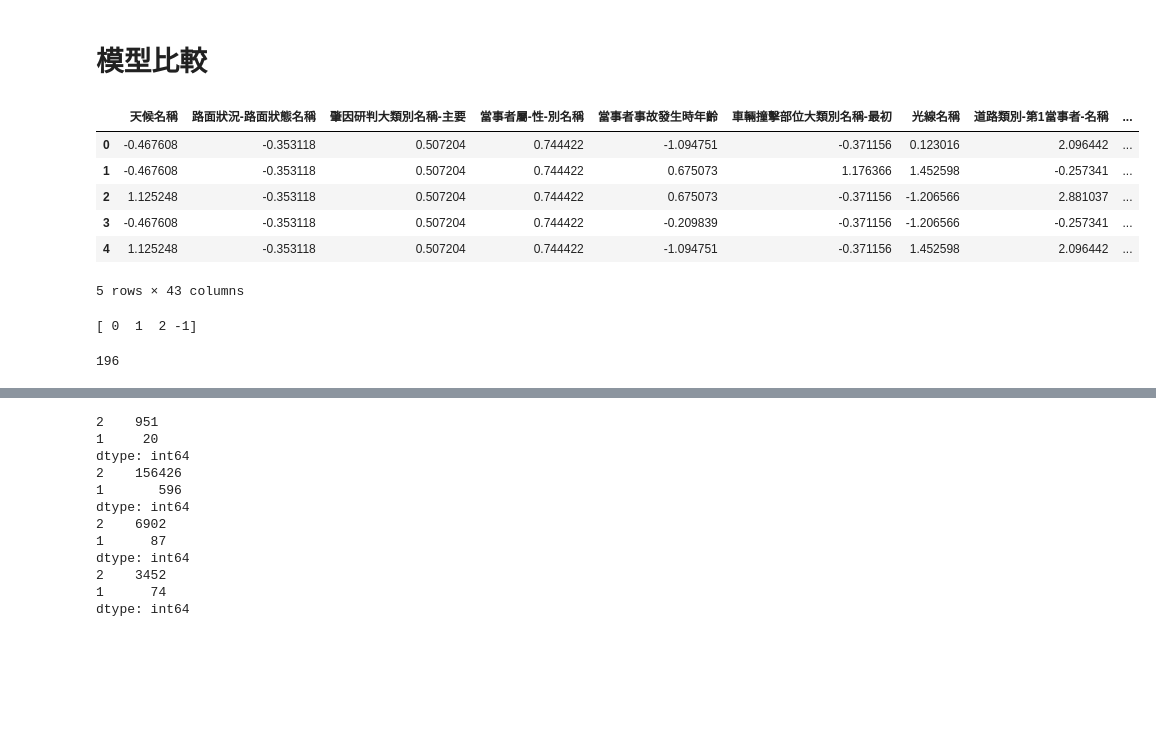
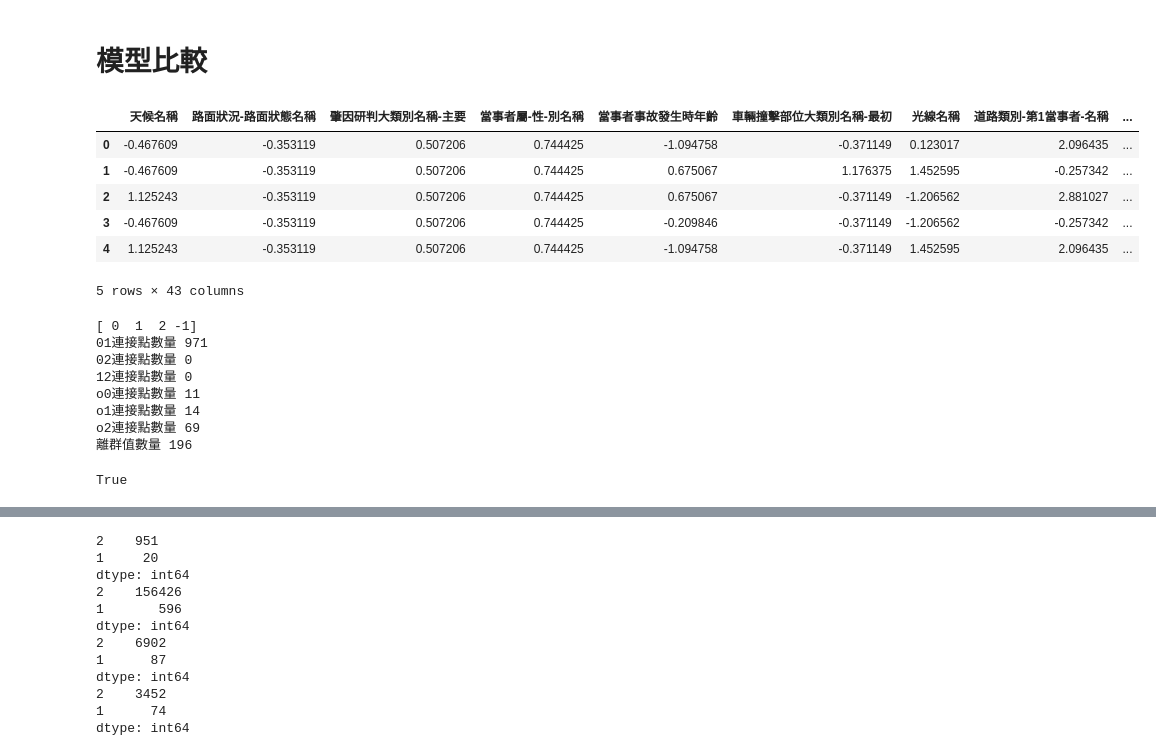
Before and after one commit to kennywang112/TrafficTDApython, a Jupyter notebook: 道路V2.ipynb, the cells around one changed output, grey strips where cells are left out. Saved outputs shown, nothing was run; the diff lists cells and outputs as text; code cells hidden in the pictures; blank space fills up the shorter version.

```diff
--- a/道路V2.ipynb
+++ b/道路V2.ipynb
@@ -46,19 +45,13 @@ def preprocess(input_data, select_lst):
 
     return dist_df, sample_data
 
-# List of columns to select
 select_lst = [
-    '光線名稱',
-    '道路類別-第1當事者-名稱',
-    '速限-第1當事者', #'道路障礙-視距品質名稱', # 和速限共線
-    '道路型態大類別名稱', '事故位置大類別名稱',
-    # '路面狀況-路面鋪裝名稱', '路面狀況-路面缺陷名稱', '道路障礙-障礙物名稱', # 分類幾乎都是無缺陷
-    '號誌-號誌種類名稱',
+    '光線名稱', '道路類別-第1當事者-名稱', '速限-第1當事者',
+    '道路型態大類別名稱', '事故位置大類別名稱',  '號誌-號誌種類名稱',
     '車道劃分設施-分向設施大類別名稱', '車道劃分設施-分道設施-快車道或一般車道間名稱',
     '車道劃分設施-分道設施-快慢車道間名稱', '車道劃分設施-分道設施-路面邊線名稱',
     '事故類型及型態大類別名稱',
-    '死亡受傷人數',
-    '經度', '緯度',
+    '死亡受傷人數', '經度', '緯度',
 ]
 
 dist_dfA1 = preprocess(dataA1, select_lst)
@@ -135,6 +123,7 @@ with open('CalculatedData/道路V2.pkl', 'wb') as f:
 # %%
 def preprocess(input_data, select_lst):
     sample_data = input_data[input_data['當事者順位'] == 1].reset_index(drop=True, inplace=False)
+    sample_data = sample_data[sample_data['發生月份'] < 7]
     dataA = sample_data[select_lst]
 
     death_injury_data = split_death_injury(dataA['死亡受傷人數'])
@@ -161,38 +150,38 @@ select_lst = [
     '死亡受傷人數',
     '經度', '緯度',
     '道路型態子類別名稱', '事故位置子類別名稱', '車道劃分設施-分向設施子類別名稱', '事故類型及型態子類別名稱',
     '當事者行動狀態子類別名稱', '車輛撞擊部位子類別名稱-最初', '車輛撞擊部位子類別名稱-其他', '肇因研判子類別名稱-個別',
 
     '當事者區分-類別-大類別名稱-車種', '當事者區分-類別-子類別名稱-車種',
     '保護裝備名稱', '行動電話或電腦或其他相類功能裝置名稱', '當事者行動狀態大類別名稱',
     '車輛撞擊部位大類別名稱-其他', '肇因研判大類別名稱-個別', '肇事逃逸類別名稱-是否肇逃',
     '路面狀況-路面鋪裝名稱', '路面狀況-路面缺陷名稱',
     '道路障礙-障礙物名稱', '道路障礙-視距品質名稱', '道路障礙-視距名稱','號誌-號誌動作名稱',
 ]
 
 dist_dfA1 = preprocess(dataA1, select_lst)
 dist_dfA2 = preprocess(dataA2, select_lst)
 
 rbind_data = pd.concat([dist_dfA1[0], dist_dfA2[0]], axis=0, ignore_index=True)
 
 rbind_data.loc[rbind_data['受傷'] > 1, '受傷'] = 2
 rbind_data['速限-第1當事者'] = rbind_data['速限-第1當事者'].apply(lambda x: 1 if x > 60 else 0)
 rbind_data = process_age(rbind_data)
 
 dist_df = process_data(rbind_data)
 scaler = StandardScaler()
 
 full_dist = pd.DataFrame(scaler.fit_transform(dist_df), columns = dist_df.columns)
 X1 = full_dist.drop(['受傷', '死亡'], axis=1).to_numpy()
 
 full_dist.head()
 # %% [output]
 |  | 天候名稱 | 路面狀況-路面狀態名稱 | 肇因研判大類別名稱-主要 | 當事者屬-性-別名稱 | 當事者事故發生時年齡 | 車輛撞擊部位大類別名稱-最初 | 光線名稱 | 道路類別-第1當事者-名稱 | ... |
-| 0 | -0.467608 | -0.353118 | 0.507204 | 0.744422 | -1.094751 | -0.371156 | 0.123016 | 2.096442 | ... |
-| 1 | -0.467608 | -0.353118 | 0.507204 | 0.744422 | 0.675073 | 1.176366 | 1.452598 | -0.257341 | ... |
-| 2 | 1.125248 | -0.353118 | 0.507204 | 0.744422 | 0.675073 | -0.371156 | -1.206566 | 2.881037 | ... |
-| 3 | -0.467608 | -0.353118 | 0.507204 | 0.744422 | -0.209839 | -0.371156 | -1.206566 | -0.257341 | ... |
-| 4 | 1.125248 | -0.353118 | 0.507204 | 0.744422 | -1.094751 | -0.371156 | 1.452598 | 2.096442 | ... |
+| 0 | -0.467609 | -0.353119 | 0.507206 | 0.744425 | -1.094758 | -0.371149 | 0.123017 | 2.096435 | ... |
+| 1 | -0.467609 | -0.353119 | 0.507206 | 0.744425 | 0.675067 | 1.176375 | 1.452595 | -0.257342 | ... |
+| 2 | 1.125243 | -0.353119 | 0.507206 | 0.744425 | 0.675067 | -0.371149 | -1.206562 | 2.881027 | ... |
+| 3 | -0.467609 | -0.353119 | 0.507206 | 0.744425 | -0.209846 | -0.371149 | -1.206562 | -0.257342 | ... |
+| 4 | 1.125243 | -0.353119 | 0.507206 | 0.744425 | -1.094758 | -0.371149 | 1.452595 | 2.096435 | ... |
 5 rows × 43 columns
 # %%
 with open('CalculatedData/道路V2.pkl', 'rb') as f:
@@ -307,7 +298,50 @@ count_out = get_count_dict(label_out)
 
 print(full_info['label'].unique())
 
-len(count_out)
+full_0 = rbind_data.loc[count_0.keys()]
+full_1 = rbind_data.loc[count_1.keys()]
+full_2 = rbind_data.loc[count_2.keys()]
+
+# 離群值不需要被處理
+full_out = rbind_data.loc[count_out.keys()]
+
+lst01 = list(count_0.keys() & count_1.keys())
+lst02 = list(count_0.keys() & count_2.keys())
+lst12 = list(count_1.keys() & count_2.keys())
+lsto0 = list(count_out.keys() & count_0.keys())
+lsto1 = list(count_out.keys() & count_1.keys())
+lsto2 = list(count_out.keys() & count_2.keys())
+
+# 將重複的key另外拉出進行分析，這裡drop是為了符合卡方的獨立性前提假設
+full_01 = full_0.loc[lst01]
+full_02 = full_0.loc[lst02]
+full_12 = full_1.loc[lst12]
+
+full_combine = pd.concat([full_01, full_02, full_12], axis=0) # full_out
+full_combine = full_combine.reset_index()
+full_combine = full_combine.drop_duplicates(subset='index', keep='first')
+full_combine = full_combine.drop('index', axis=1)
+# 去掉連接點，使分析更嚴謹
+full_0 = full_0.drop(lst01 + lst02 + lsto0, errors='ignore')
+full_1 = full_1.drop(lst01 + lst12 + lsto1, errors='ignore')
+full_2 = full_2.drop(lst02 + lst12 + lsto2, errors='ignore')
+
+print('01連接點數量', len(lst01))
+print('02連接點數量', len(lst02))
+print('12連接點數量', len(lst12))
+print('o0連接點數量', len(lsto0))
+print('o1連接點數量', len(lsto1))
+print('o2連接點數量', len(lsto2))
+print('離群值數量', full_out.shape[0])
+
+full_combine.shape[0] + full_0.shape[0] + full_1.shape[0] + full_2.shape[0] + full_out.shape[0] == rbind_data.shape[0]
 # %% [output]
 [ 0  1  2 -1]
+01連接點數量 971
+02連接點數量 0
+12連接點數量 0
+o0連接點數量 11
+o1連接點數量 14
+o2連接點數量 69
+離群值數量 196
-196
+True
```
Also changed, not shown: parts of 45 cells of this notebook, 4 other files.
